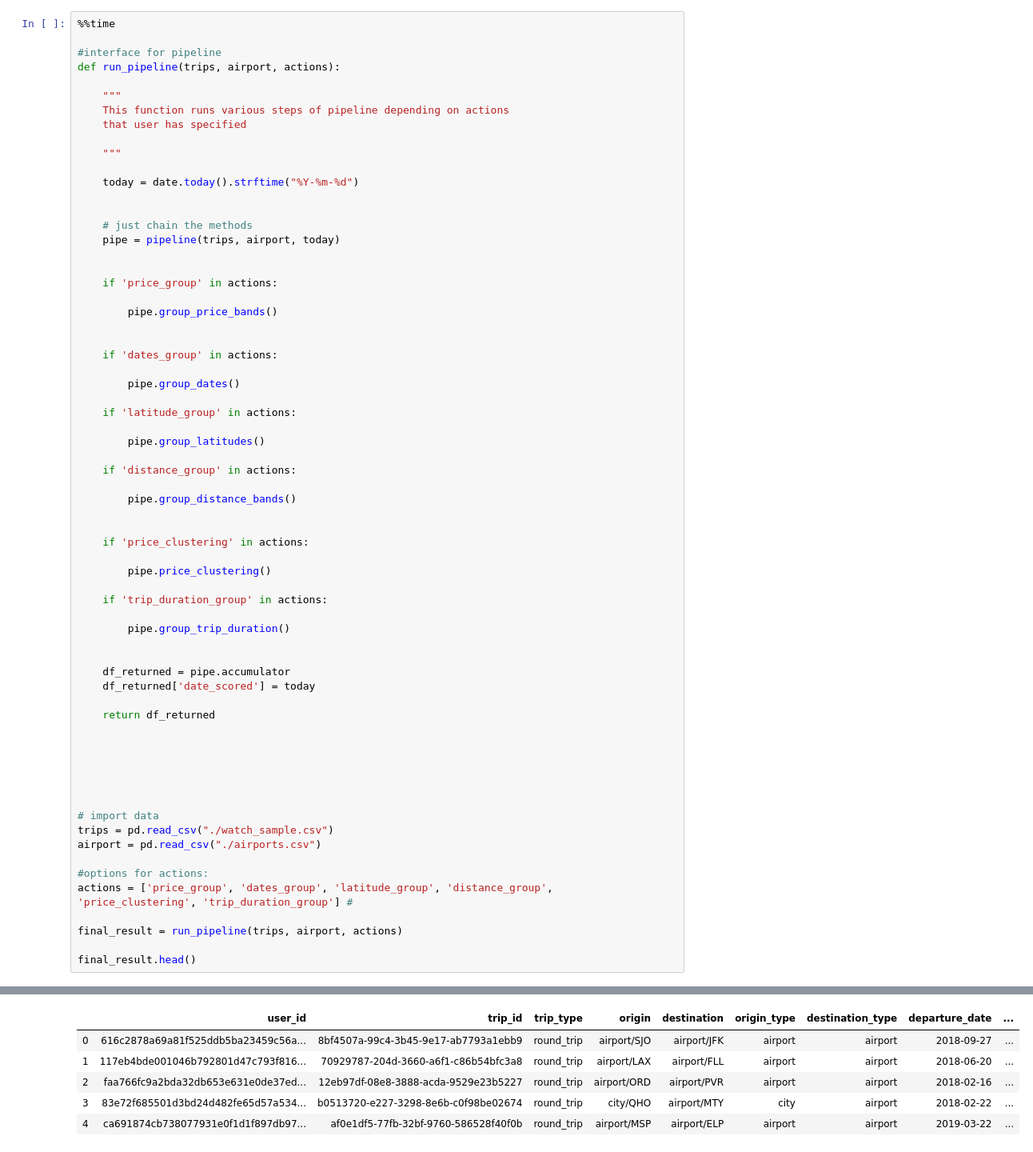
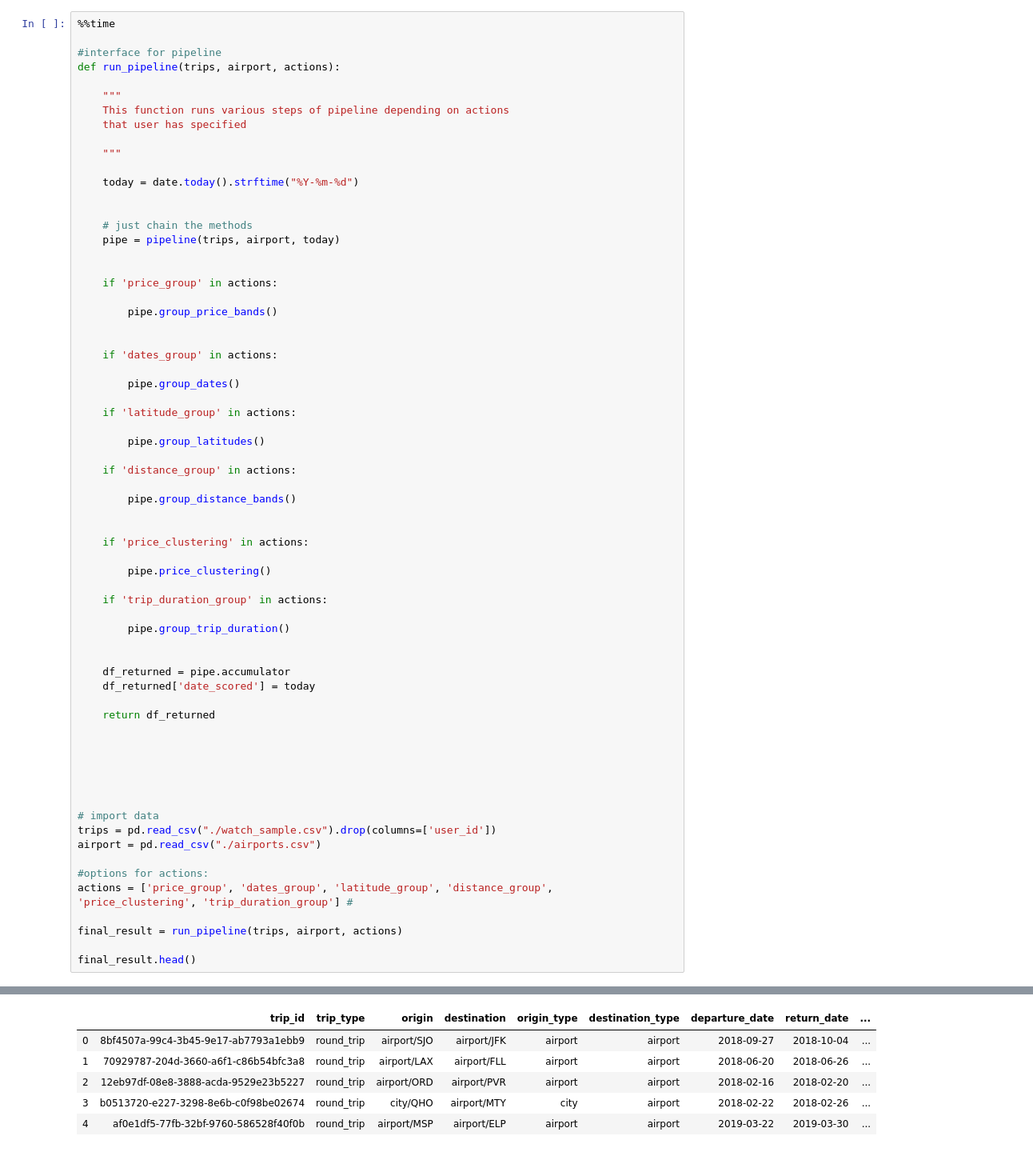
Before and after one commit to donatshaher/grouping_clustering_project, a Jupyter notebook: search grouping PIPELINE - FINAL DATA PRODUCT.ipynb, the cells around one changed output, grey strips where cells are left out. Shown at 80% size. Saved outputs shown, nothing was run; the diff lists cells and outputs as text.

```diff
--- a/search grouping PIPELINE - FINAL DATA PRODUCT.ipynb
+++ b/search grouping PIPELINE - FINAL DATA PRODUCT.ipynb
@@ -353,7 +353,7 @@ def run_pipeline(trips, airport, actions):
 
 
 # import data
-trips = pd.read_csv("./watch_sample.csv")
+trips = pd.read_csv("./watch_sample.csv").drop(columns=['user_id'])
 airport = pd.read_csv("./airports.csv")
 
 #options for actions:
@@ -372,9 +372,9 @@ Wall time: 1min 53s
-|  | user_id | trip_id | trip_type | origin | destination | origin_type | destination_type | departure_date | ... |
-| 0 | 616c2878a69a81f525ddb5ba23459c56a... | 8bf4507a-99c4-3b45-9e17-ab7793a1ebb9 | round_trip | airport/SJO | airport/JFK | airport | airport | 2018-09-27 | ... |
-| 1 | 117eb4bde001046b792801d47c793f816... | 70929787-204d-3660-a6f1-c86b54bfc3a8 | round_trip | airport/LAX | airport/FLL | airport | airport | 2018-06-20 | ... |
-| 2 | faa766fc9a2bda32db653e631e0de37ed... | 12eb97df-08e8-3888-acda-9529e23b5227 | round_trip | airport/ORD | airport/PVR | airport | airport | 2018-02-16 | ... |
-| 3 | 83e72f685501d3bd24d482fe65d57a534... | b0513720-e227-3298-8e6b-c0f98be02674 | round_trip | city/QHO | airport/MTY | city | airport | 2018-02-22 | ... |
-| 4 | ca691874cb738077931e0f1d1f897db97... | af0e1df5-77fb-32bf-9760-586528f40f0b | round_trip | airport/MSP | airport/ELP | airport | airport | 2019-03-22 | ... |
+|  | trip_id | trip_type | origin | destination | origin_type | destination_type | departure_date | return_date | ... |
+| 0 | 8bf4507a-99c4-3b45-9e17-ab7793a1ebb9 | round_trip | airport/SJO | airport/JFK | airport | airport | 2018-09-27 | 2018-10-04 | ... |
+| 1 | 70929787-204d-3660-a6f1-c86b54bfc3a8 | round_trip | airport/LAX | airport/FLL | airport | airport | 2018-06-20 | 2018-06-26 | ... |
+| 2 | 12eb97df-08e8-3888-acda-9529e23b5227 | round_trip | airport/ORD | airport/PVR | airport | airport | 2018-02-16 | 2018-02-20 | ... |
+| 3 | b0513720-e227-3298-8e6b-c0f98be02674 | round_trip | city/QHO | airport/MTY | city | airport | 2018-02-22 | 2018-02-26 | ... |
+| 4 | af0e1df5-77fb-32bf-9760-586528f40f0b | round_trip | airport/MSP | airport/ELP | airport | airport | 2019-03-22 | 2019-03-30 | ... |
 # %% [markdown]
 ## This is simple prototype of a recommender we could run on each search. The result of recommender() function is a column of recommended trip_ids based on the groupings a given search has.
 # %%
```
Also changed, not shown: parts of 2 cells of this notebook.
